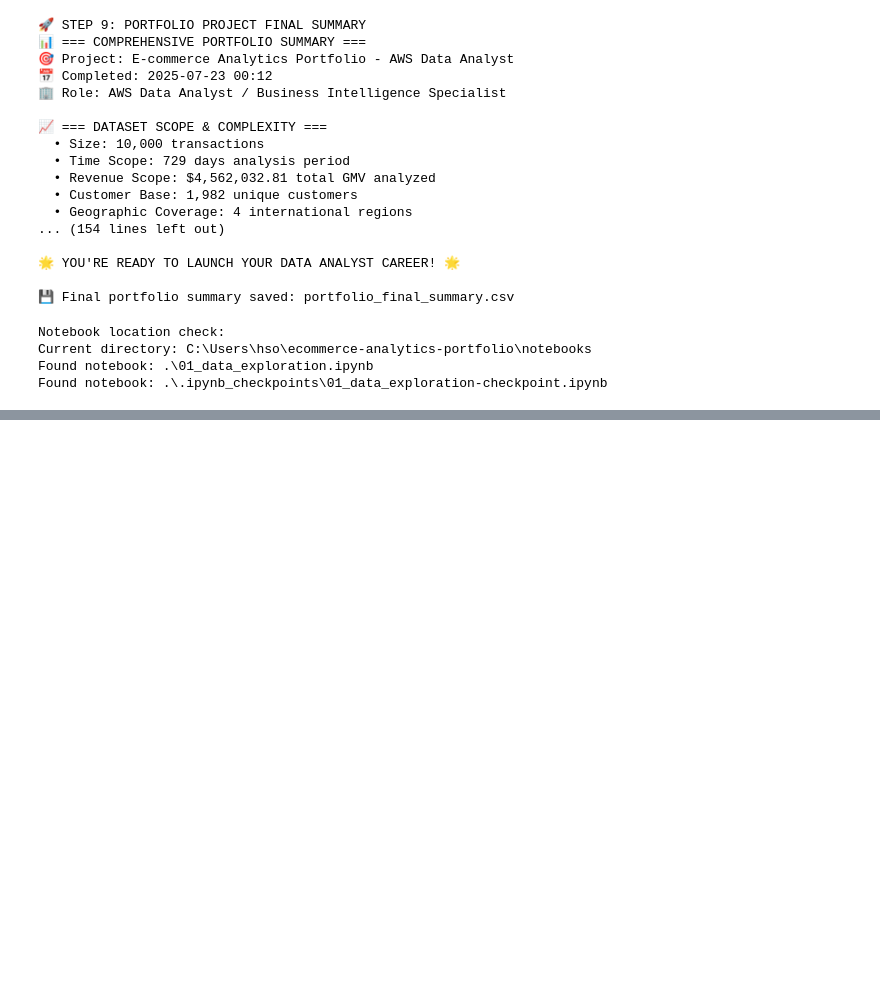
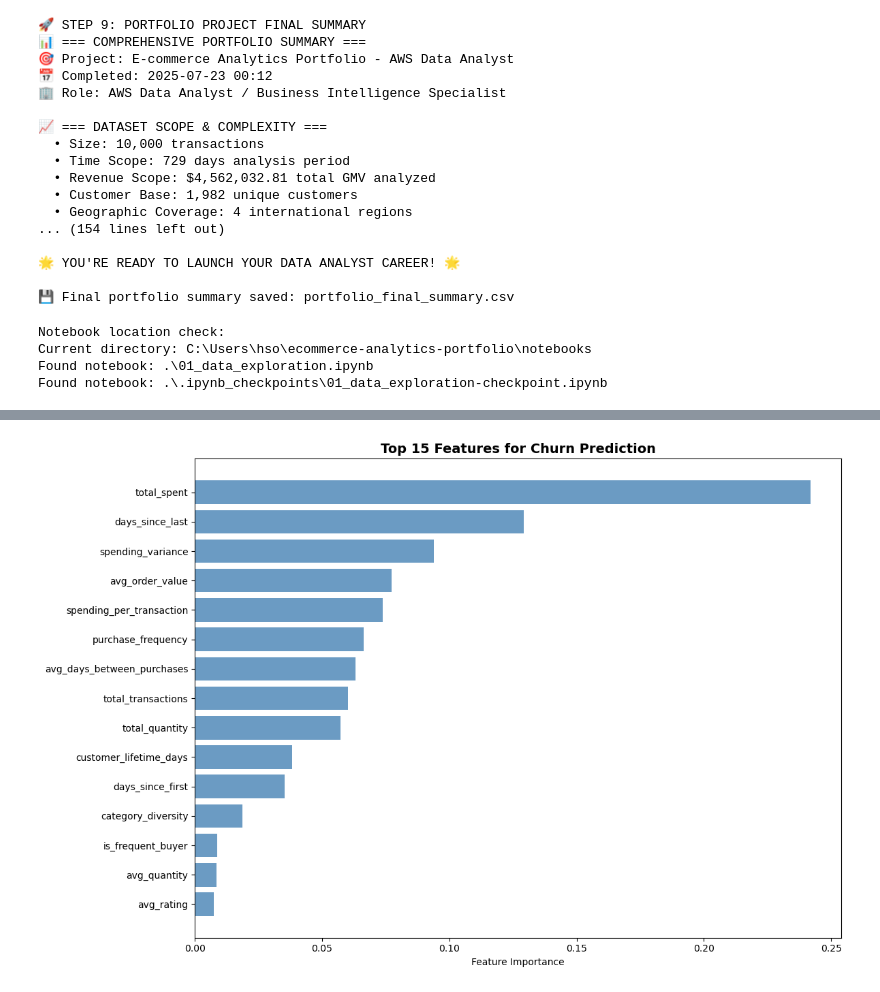
Before and after one commit to sodabasi/ecommerce-analytics-portfolio, a Jupyter notebook: notebooks/01_data_exploration.ipynb, the cells around one changed output, grey strips where cells are left out. Saved outputs shown, nothing was run; the diff lists cells and outputs as text; code cells hidden in the pictures; blank space fills up the shorter version.

Commit message:
add Churn prediction model

```diff
--- a/notebooks/01_data_exploration.ipynb
+++ b/notebooks/01_data_exploration.ipynb
@@ -1415,0 +1720,86 @@ Found notebook: .\.ipynb_checkpoints\01_data_exploration-checkpoint.ipynb
+# %%
+print("\n🔍 FEATURE IMPORTANCE ANALYSIS")
+
+# Get feature importance from Random Forest (most interpretable)
+if 'Random Forest' in models:
+    feature_importance = pd.DataFrame({
+        'feature': feature_columns,
+        'importance': models['Random Forest'].feature_importances_
+    }).sort_values('importance', ascending=False)
+
+    print(f"🎯 Top 10 Churn Prediction Features:")
+    display(feature_importance.head(10))
+
+    # Visualize feature importance
+    plt.figure(figsize=(12, 8))
+    top_features = feature_importance.head(15)
+
+    plt.barh(range(len(top_features)), top_features['importance'], color='steelblue', alpha=0.8)
+    plt.yticks(range(len(top_features)), top_features['feature'])
+    plt.xlabel('Feature Importance')
+    plt.title('Top 15 Features for Churn Prediction', fontsize=14, fontweight='bold')
+    plt.gca().invert_yaxis()
+    plt.tight_layout()
+    plt.show()
+
+# Business interpretation of feature importance
+print(f"\n💡 BUSINESS INSIGHTS FROM FEATURE IMPORTANCE:")
+top_5_features = feature_importance.head(5)
+for i, (_, row) in enumerate(top_5_features.iterrows(), 1):
+    feature_name = row['feature']
+    importance = row['importance']
+
+    # Business interpretation
+    if 'days_since_last' in feature_name:
+        interpretation = "Time since last purchase - strongest churn indicator"
+    elif 'purchase_frequency' in feature_name:
+        interpretation = "Shopping frequency - key retention metric"
+    elif 'total_spent' in feature_name:
+        interpretation = "Customer lifetime value - high value customers more loyal"
+    elif 'avg_order_value' in feature_name:
+        interpretation = "Spending per visit - indicates engagement level"
+    elif 'customer_lifetime_days' in feature_name:
+        interpretation = "Customer tenure - loyalty indicator"
+    else:
+        interpretation = "Important behavioral pattern for churn prediction"
+
+    print(f"  {i}. {feature_name}: {interpretation}")
+
+# ROC Curve visualization
+plt.figure(figsize=(10, 8))
+
+for model_name in models.keys():
+    if model_name == 'Logistic Regression':
+        y_pred_proba = models[model_name].predict_proba(X_test_scaled)[:, 1]
+    else:
+        y_pred_proba = models[model_name].predict_proba(X_test)[:, 1]
+
+    fpr, tpr, _ = roc_curve(y_test, y_pred_proba)
+    auc = roc_auc_score(y_test, y_pred_proba)
+
+    plt.plot(fpr, tpr, label=f'{model_name} (AUC = {auc:.3f})', linewidth=2)
+
+plt.plot([0, 1], [0, 1], 'k--', alpha=0.5, label='Random Classifier')
+plt.xlabel('False Positive Rate')
+plt.ylabel('True Positive Rate')
+plt.title('ROC Curves - Churn Prediction Models', fontsize=14, fontweight='bold')
+plt.legend()
+plt.grid(True, alpha=0.3)
+plt.show()
+
+# Model performance interpretation
+best_auc = model_performance[best_model_name]['auc']
+print(f"\n📊 MODEL PERFORMANCE INTERPRETATION:")
+if best_auc >= 0.9:
+    performance_rating = "Outstanding"
+elif best_auc >= 0.8:
+    performance_rating = "Excellent"
+elif best_auc >= 0.7:
+    performance_rating = "Good"
+else:
+    performance_rating = "Fair"
+
+print(f"  🎯 AUC Score: {best_auc:.3f} ({performance_rating})")
+print(f"  💡 Model can distinguish churned vs active customers effectively")
+print(f"  🎯 Business Value: Enables proactive customer retention")
+# %% [output]
@@ -1415,0 +1819 @@ Found notebook: .\.ipynb_checkpoints\01_data_exploration-checkpoint.ipynb
+[figure, added]
```
Also changed, not shown: parts of 5 cells of this notebook.
